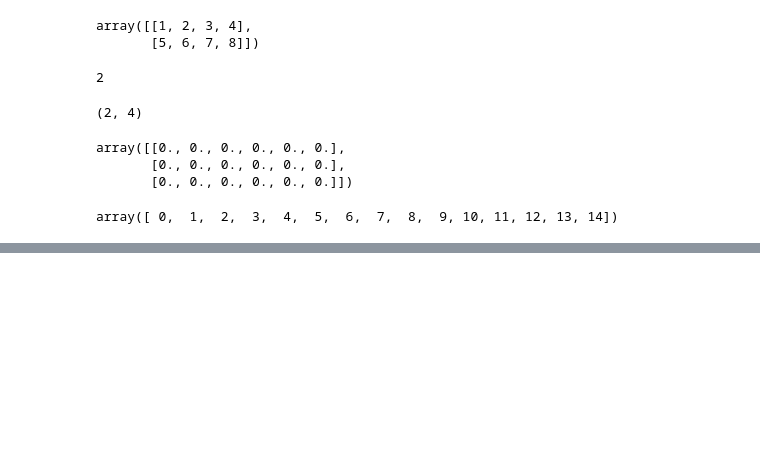
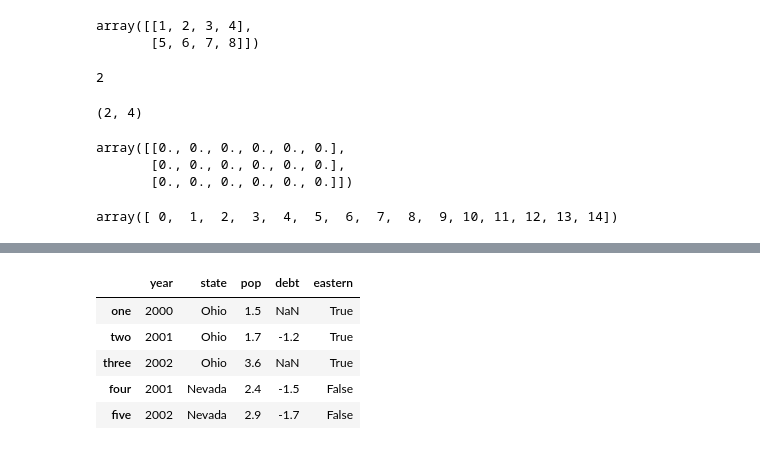
Before and after one commit to flybetter/handson_demo, a Jupyter notebook: data_analysis/data_analyse.ipynb, the cells around one changed output, grey strips where cells are left out. Drawn from its saved outputs; the diff is of its cells as text; code cells hidden in the pictures; blank space fills up the shorter version.

Commit message:
learn the data analysis

```diff
--- a/data_analysis/data_analyse.ipynb
+++ b/data_analysis/data_analyse.ipynb
@@ -259,0 +449,9 @@ array([  1,   2,   1,   2,   1,   0,  -1,  -2,  -3,  -4,  -5,  -6,  -5,
+# %%
+# Dataframe
+
+data={'state':['Ohio','Ohio','Ohio','Nevada','Nevada'],
+     'year':[2000,2001,2002,2001,2002],
+     'pop':[1.5,1.7,3.6,2.4,2.9]}
+
+frame=DataFrame(data)
+frame
@@ -259,0 +474,3 @@ array([  1,   2,   1,   2,   1,   0,  -1,  -2,  -3,  -4,  -5,  -6,  -5,
+# %%
+frame2=DataFrame(data,columns=['year','state','pop','debt'],index=['one','two','three','four','five'])
+frame2
@@ -259,0 +496,2 @@ array([  1,   2,   1,   2,   1,   0,  -1,  -2,  -3,  -4,  -5,  -6,  -5,
+# %%
+frame2['debt']=np.arange(5)
@@ -259,0 +507,3 @@ array([  1,   2,   1,   2,   1,   0,  -1,  -2,  -3,  -4,  -5,  -6,  -5,
+# %%
+val=Series([-1.2,-1.5,-1.7],index=['two','four','five'])
+frame2['debt']=val
@@ -259,0 +519,12 @@ array([  1,   2,   1,   2,   1,   0,  -1,  -2,  -3,  -4,  -5,  -6,  -5,
+# %%
+# 为不存在的列赋值会创建出一个新列
+
+frame2['eastern']=frame2.state=='Ohio'
+frame2
+# %% [output]
+|  | year | state | pop | debt | eastern |
+| one | 2000 | Ohio | 1.5 | NaN | True |
+| two | 2001 | Ohio | 1.7 | -1.2 | True |
+| three | 2002 | Ohio | 3.6 | NaN | True |
+| four | 2001 | Nevada | 2.4 | -1.5 | False |
+| five | 2002 | Nevada | 2.9 | -1.7 | False |
```
Also changed, not shown: parts of 67 cells of this notebook, 1 other file.
